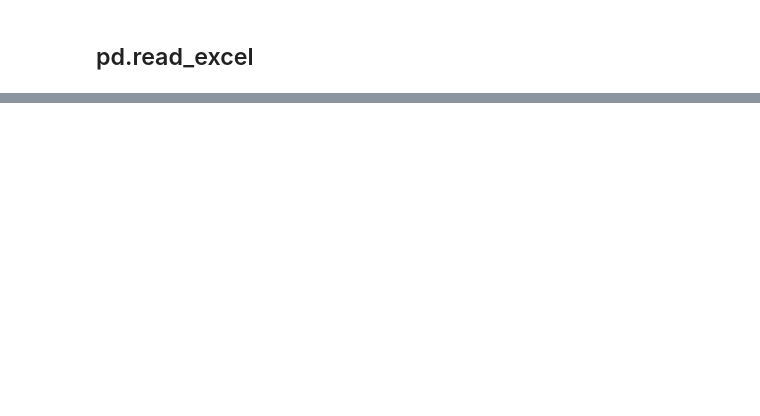
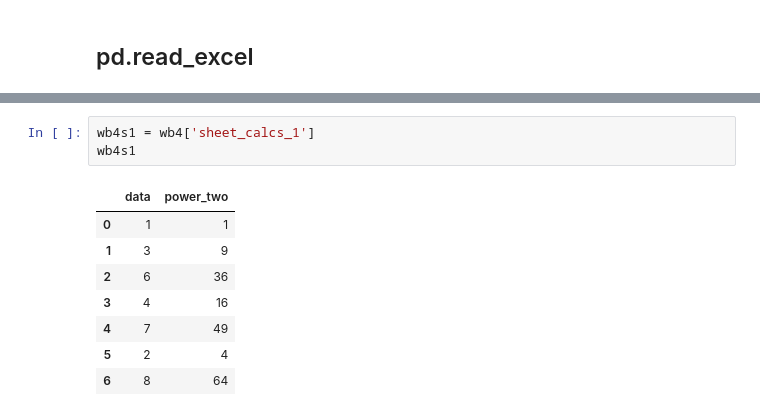
Before and after one commit to gillespilon/noob, a Jupyter notebook: 02_data_file_write.ipynb, the cells around one changed output, grey strips where cells are left out. Drawn from its saved outputs; the diff is of its cells as text; blank space fills up the shorter version.

```diff
--- a/02_data_file_write.ipynb
+++ b/02_data_file_write.ipynb
@@ -570 +608,13 @@ df_wb_formulae
+# %%
+wb4s1 = wb4['sheet_calcs_1']
+wb4s1
+# %% [output]
+|  | data | power_two |
+| 0 | 1 | 1 |
+| 1 | 3 | 9 |
+| 2 | 6 | 36 |
+| 3 | 4 | 16 |
+| 4 | 7 | 49 |
+| 5 | 2 | 4 |
+| 6 | 8 | 64 |
 # %%
```
Also changed, not shown: parts of 24 cells of this notebook.
